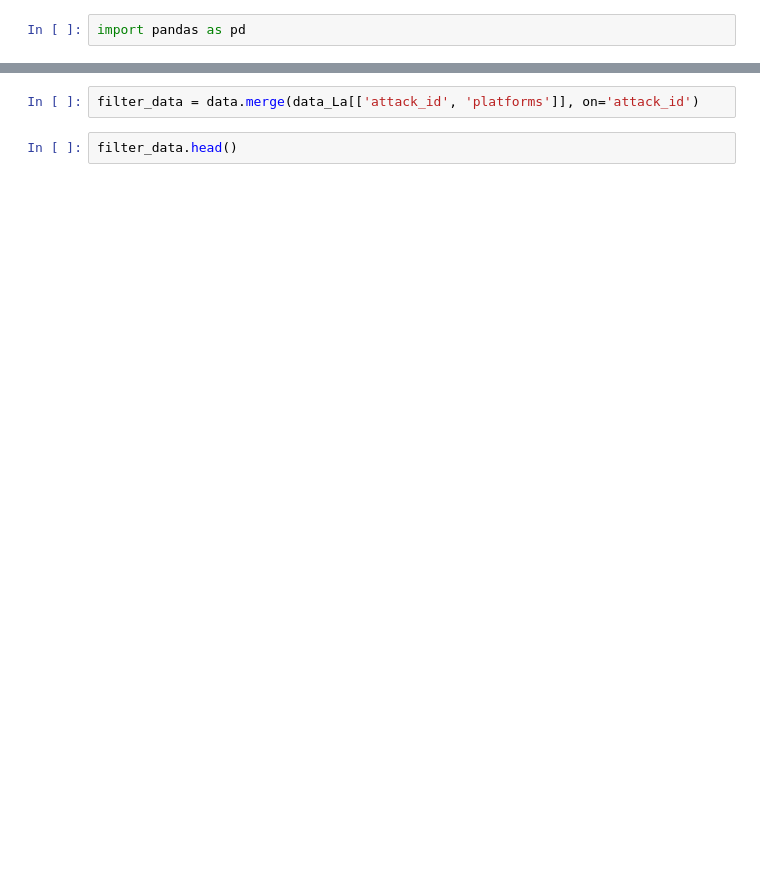
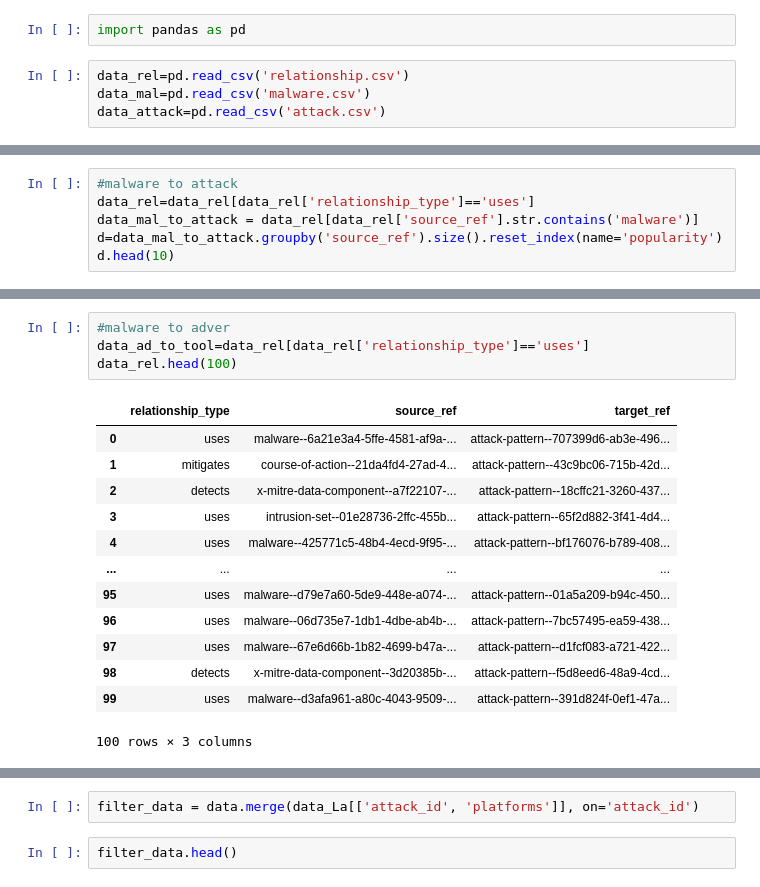
Before and after one commit to MOHAMMAD-UMAIR/ESP, a Jupyter notebook: test.ipynb, the cells around one changed output, grey strips where cells are left out. Saved outputs shown, nothing was run; the diff lists cells and outputs as text; blank space fills up the shorter version.

```diff
--- a/test.ipynb
+++ b/test.ipynb
@@ -1,2 +1,6 @@
 # %%
 import pandas as pd
+# %%
+data_rel=pd.read_csv('relationship.csv')
+data_mal=pd.read_csv('malware.csv')
+data_attack=pd.read_csv('attack.csv')
@@ -2,0 +15,6 @@ import pandas as pd
+# %%
+#malware to attack
+data_rel=data_rel[data_rel['relationship_type']=='uses']
+data_mal_to_attack = data_rel[data_rel['source_ref'].str.contains('malware')]
+d=data_mal_to_attack.groupby('source_ref').size().reset_index(name='popularity')
+d.head(10)
@@ -2,0 +33,18 @@ import pandas as pd
+# %%
+#malware to adver
+data_ad_to_tool=data_rel[data_rel['relationship_type']=='uses']
+data_rel.head(100)
+# %% [output]
+|  | relationship_type | source_ref | target_ref |
+| 0 | uses | malware--6a21e3a4-5ffe-4581-af9a-... | attack-pattern--707399d6-ab3e-496... |
+| 1 | mitigates | course-of-action--21da4fd4-27ad-4... | attack-pattern--43c9bc06-715b-42d... |
+| 2 | detects | x-mitre-data-component--a7f22107-... | attack-pattern--18cffc21-3260-437... |
+| 3 | uses | intrusion-set--01e28736-2ffc-455b... | attack-pattern--65f2d882-3f41-4d4... |
+| 4 | uses | malware--425771c5-48b4-4ecd-9f95-... | attack-pattern--bf176076-b789-408... |
+| ... | ... | ... | ... |
+| 95 | uses | malware--d79e7a60-5de9-448e-a074-... | attack-pattern--01a5a209-b94c-450... |
+| 96 | uses | malware--06d735e7-1db1-4dbe-ab4b-... | attack-pattern--7bc57495-ea59-438... |
+| 97 | uses | malware--67e6d66b-1b82-4699-b47a-... | attack-pattern--d1fcf083-a721-422... |
+| 98 | detects | x-mitre-data-component--3d20385b-... | attack-pattern--f5d8eed6-48a9-4cd... |
+| 99 | uses | malware--d3afa961-a80c-4043-9509-... | attack-pattern--391d824f-0ef1-47a... |
+100 rows × 3 columns
```
Also changed, not shown: parts of 29 cells of this notebook, 16 other files.
